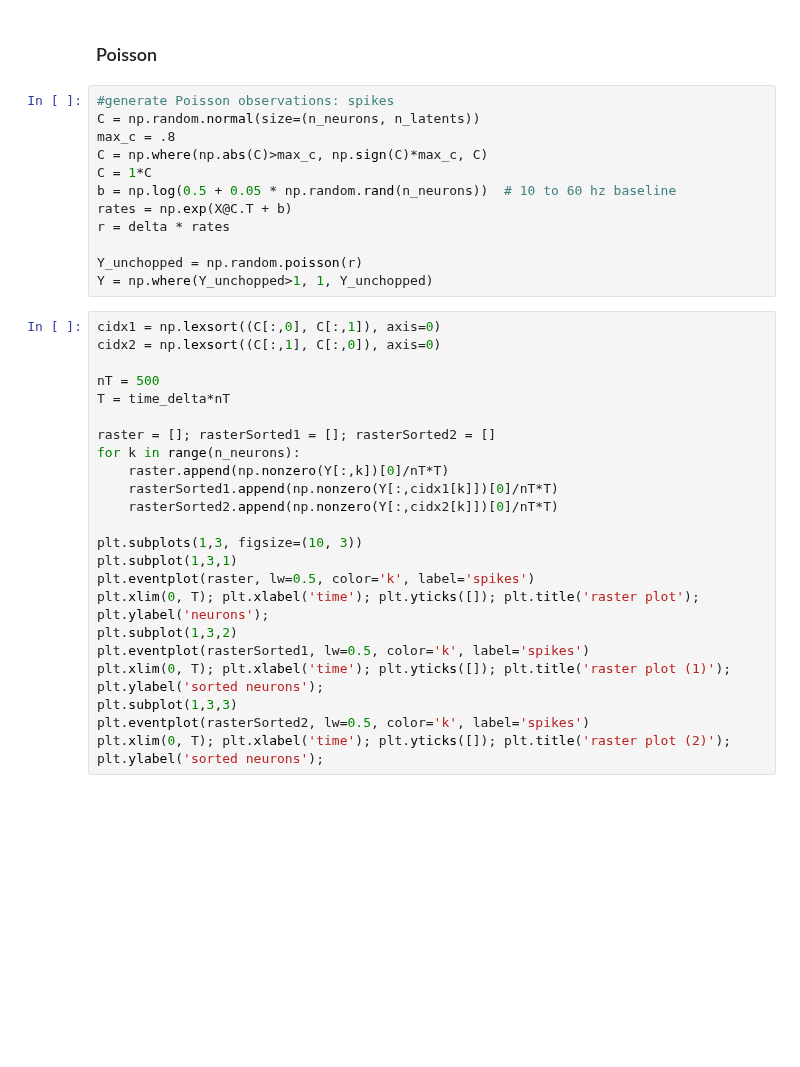
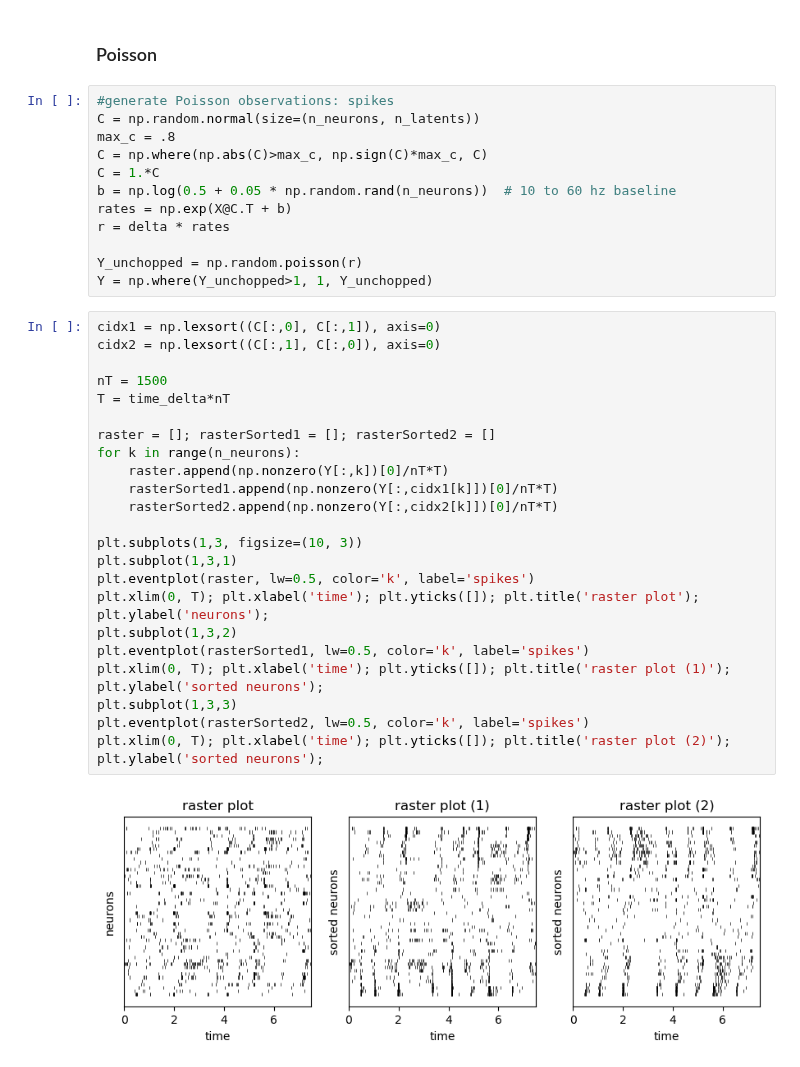
Before and after one commit to catniplab/latent_dynamics_workshop, a Jupyter notebook: vanderpol/VJF_VDP.ipynb, the cells around one changed output. Drawn from its saved outputs; the diff is of its cells as text; blank space fills up the shorter version.

```diff
--- a/vanderpol/VJF_VDP.ipynb
+++ b/vanderpol/VJF_VDP.ipynb
@@ -110,7 +116,7 @@ plt.title('Velocity field')
 C = np.random.normal(size=(n_neurons, n_latents))
 max_c = .8
 C = np.where(np.abs(C)>max_c, np.sign(C)*max_c, C)
-C = 1*C
+C = 1.*C
 b = np.log(0.5 + 0.05 * np.random.rand(n_neurons))  # 10 to 60 hz baseline
 rates = np.exp(X@C.T + b)
 r = delta * rates
@@ -120,25 +126,27 @@ Y = np.where(Y_unchopped>1, 1, Y_unchopped)
 # %%
 cidx1 = np.lexsort((C[:,0], C[:,1]), axis=0)
 cidx2 = np.lexsort((C[:,1], C[:,0]), axis=0)
 
-nT = 500
+nT = 1500
 T = time_delta*nT
 
 raster = []; rasterSorted1 = []; rasterSorted2 = []
 for k in range(n_neurons):
     raster.append(np.nonzero(Y[:,k])[0]/nT*T)
     rasterSorted1.append(np.nonzero(Y[:,cidx1[k]])[0]/nT*T)
     rasterSorted2.append(np.nonzero(Y[:,cidx2[k]])[0]/nT*T)
 
 plt.subplots(1,3, figsize=(10, 3))
 plt.subplot(1,3,1)
 plt.eventplot(raster, lw=0.5, color='k', label='spikes')
 plt.xlim(0, T); plt.xlabel('time'); plt.yticks([]); plt.title('raster plot'); plt.ylabel('neurons');
 plt.subplot(1,3,2)
 plt.eventplot(rasterSorted1, lw=0.5, color='k', label='spikes')
 plt.xlim(0, T); plt.xlabel('time'); plt.yticks([]); plt.title('raster plot (1)'); plt.ylabel('sorted neurons');
 plt.subplot(1,3,3)
 plt.eventplot(rasterSorted2, lw=0.5, color='k', label='spikes')
 plt.xlim(0, T); plt.xlabel('time'); plt.yticks([]); plt.title('raster plot (2)'); plt.ylabel('sorted neurons');
+# %% [output]
+[figure, added]
 # %%
 # Setup and fit VJF
```
Also changed, not shown: parts of 7 cells of this notebook.
